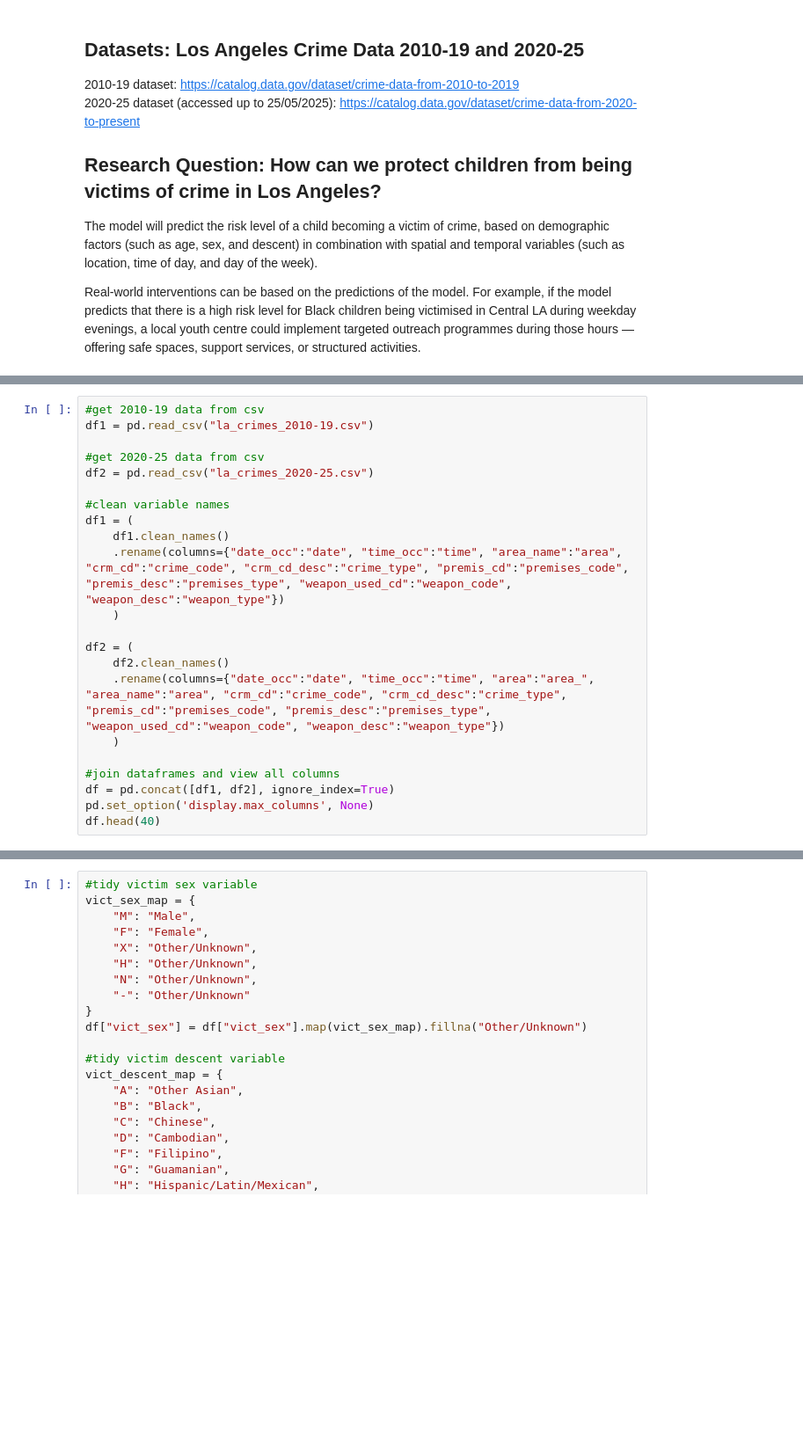
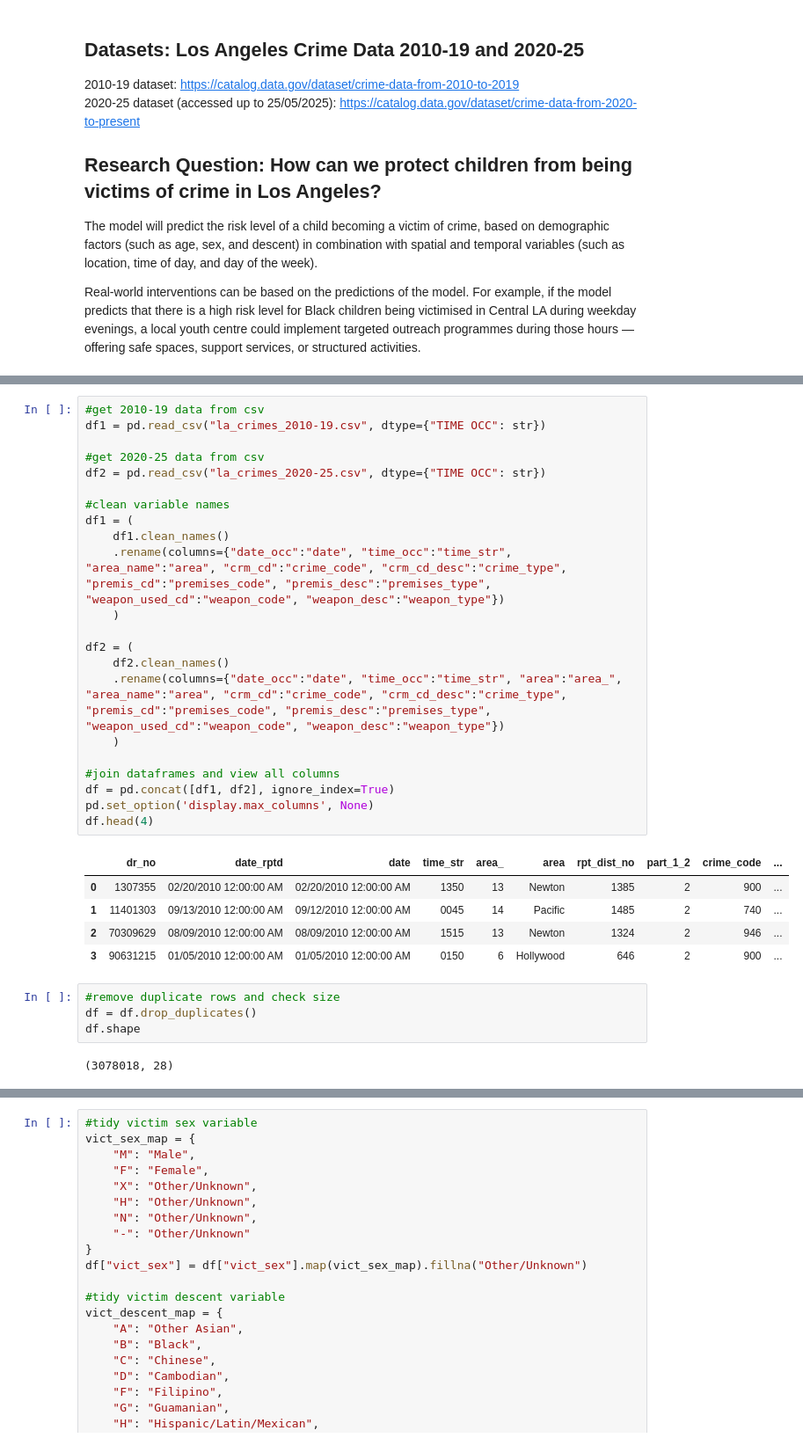
Before and after one commit to lico27/la-crimes, a Jupyter notebook: project-notebook.ipynb, the cells around one changed output, grey strips where cells are left out. Shown at 88% size. Drawn from its saved outputs; the diff is of its cells as text; blank space fills up the shorter version.

```diff
--- a/project-notebook.ipynb
+++ b/project-notebook.ipynb
@@ -23,23 +32,35 @@ import pprint
 # %%
 #get 2010-19 data from csv
-df1 = pd.read_csv("la_crimes_2010-19.csv")
+df1 = pd.read_csv("la_crimes_2010-19.csv", dtype={"TIME OCC": str})
 
 #get 2020-25 data from csv
-df2 = pd.read_csv("la_crimes_2020-25.csv")
+df2 = pd.read_csv("la_crimes_2020-25.csv", dtype={"TIME OCC": str})
 
 #clean variable names
 df1 = (
     df1.clean_names()
-    .rename(columns={"date_occ":"date", "time_occ":"time", "area_name":"area", "crm_cd":"crime_code", "crm_cd_desc":"crime_type", "premis_cd":"premises_code", "premis_desc":"premises_type", "weapon_used_cd":"weapon_code", "weapon_desc":"weapon_type"})
+    .rename(columns={"date_occ":"date", "time_occ":"time_str", "area_name":"area", "crm_cd":"crime_code", "crm_cd_desc":"crime_type", "premis_cd":"premises_code", "premis_desc":"premises_type", "weapon_used_cd":"weapon_code", "weapon_desc":"weapon_type"})
     )
 
 df2 = (
     df2.clean_names()
-    .rename(columns={"date_occ":"date", "time_occ":"time", "area":"area_", "area_name":"area", "crm_cd":"crime_code", "crm_cd_desc":"crime_type", "premis_cd":"premises_code", "premis_desc":"premises_type", "weapon_used_cd":"weapon_code", "weapon_desc":"weapon_type"})
+    .rename(columns={"date_occ":"date", "time_occ":"time_str", "area":"area_", "area_name":"area", "crm_cd":"crime_code", "crm_cd_desc":"crime_type", "premis_cd":"premises_code", "premis_desc":"premises_type", "weapon_used_cd":"weapon_code", "weapon_desc":"weapon_type"})
     )
 
 #join dataframes and view all columns
 df = pd.concat([df1, df2], ignore_index=True)
 pd.set_option('display.max_columns', None)
-df.head(40)
+df.head(4)
+# %% [output]
+|  | dr_no | date_rptd | date | time_str | area_ | area | rpt_dist_no | part_1_2 | crime_code | ... |
+| 0 | 1307355 | 02/20/2010 12:00:00 AM | 02/20/2010 12:00:00 AM | 1350 | 13 | Newton | 1385 | 2 | 900 | ... |
+| 1 | 11401303 | 09/13/2010 12:00:00 AM | 09/12/2010 12:00:00 AM | 0045 | 14 | Pacific | 1485 | 2 | 740 | ... |
+| 2 | 70309629 | 08/09/2010 12:00:00 AM | 08/09/2010 12:00:00 AM | 1515 | 13 | Newton | 1324 | 2 | 946 | ... |
+| 3 | 90631215 | 01/05/2010 12:00:00 AM | 01/05/2010 12:00:00 AM | 0150 | 6 | Hollywood | 646 | 2 | 900 | ... |
+# %%
+#remove duplicate rows and check size
+df = df.drop_duplicates()
+df.shape
+# %% [output]
+(3078018, 28)
 # %% [markdown]
```
Also changed, not shown: parts of 27 cells of this notebook.
